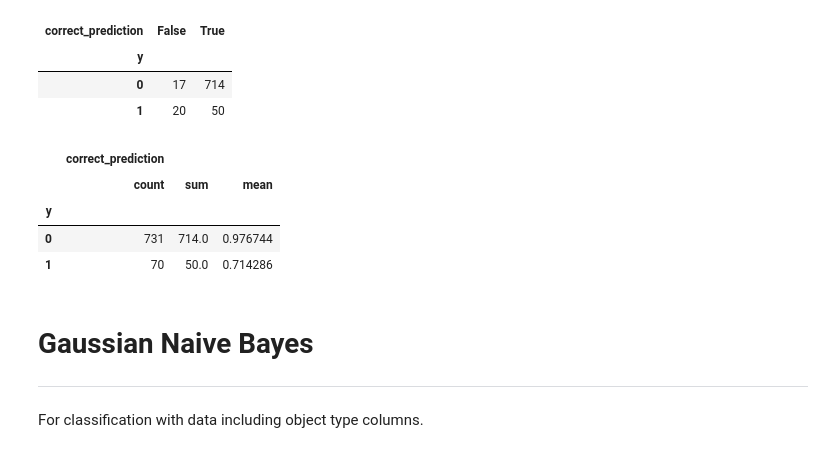
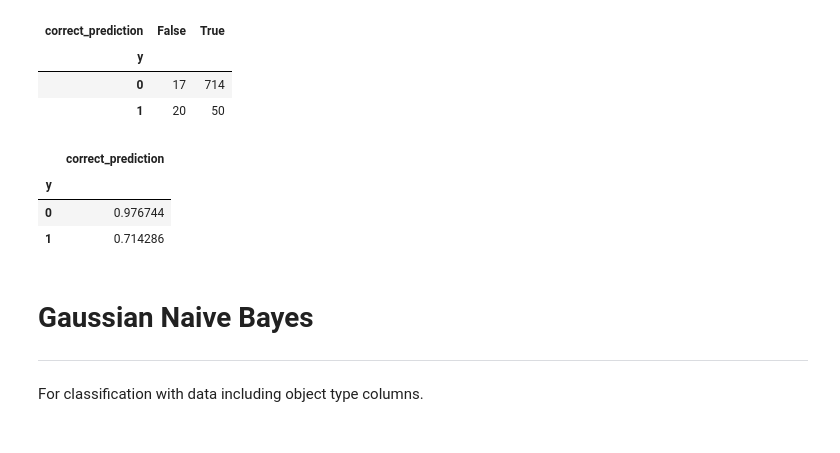
Before and after one commit to Carova/DiP_oefening_pokemon_dataset, a Jupyter notebook: Pokemon dataset - Opdracht 2.ipynb, the cells around one changed output. Saved outputs shown, nothing was run; the diff lists cells and outputs as text; code cells hidden in the pictures.

```diff
--- a/Pokemon dataset - Opdracht 2.ipynb
+++ b/Pokemon dataset - Opdracht 2.ipynb
@@ -216,23 +216,24 @@ cross_table(pred, y)
 | 0 | 17 | 714 |
 | 1 | 20 | 50 |
 # %%
+# Calculate sensitivity and Specificity
+
 def pred_accuracy(pred, y):
     list_of_tuples = list(zip(pred, y))
     dataf = pd.DataFrame(list_of_tuples, columns = ['pred', 'y'])
     return (dataf
             .assign(correct_prediction = dataf['pred'] == dataf['y'])
             .groupby('y')
-            .agg({'correct_prediction': ['count','sum', 'mean']})
+            .agg({'correct_prediction': 'mean'})
            )
 
 
 pred_accuracy(pred, y)
 # %% [output]
-|  | correct_prediction |  |  |
-|  | count | sum | mean |
-| y |  |  |  |
-| 0 | 731 | 714.0 | 0.976744 |
-| 1 | 70 | 50.0 | 0.714286 |
+|  | correct_prediction |
+| y |  |
+| 0 | 0.976744 |
+| 1 | 0.714286 |
 # %% [markdown]
 # Gaussian Naive Bayes
 --------------------------
```
Also changed, not shown: parts of 13 cells of this notebook, 1 other file.
